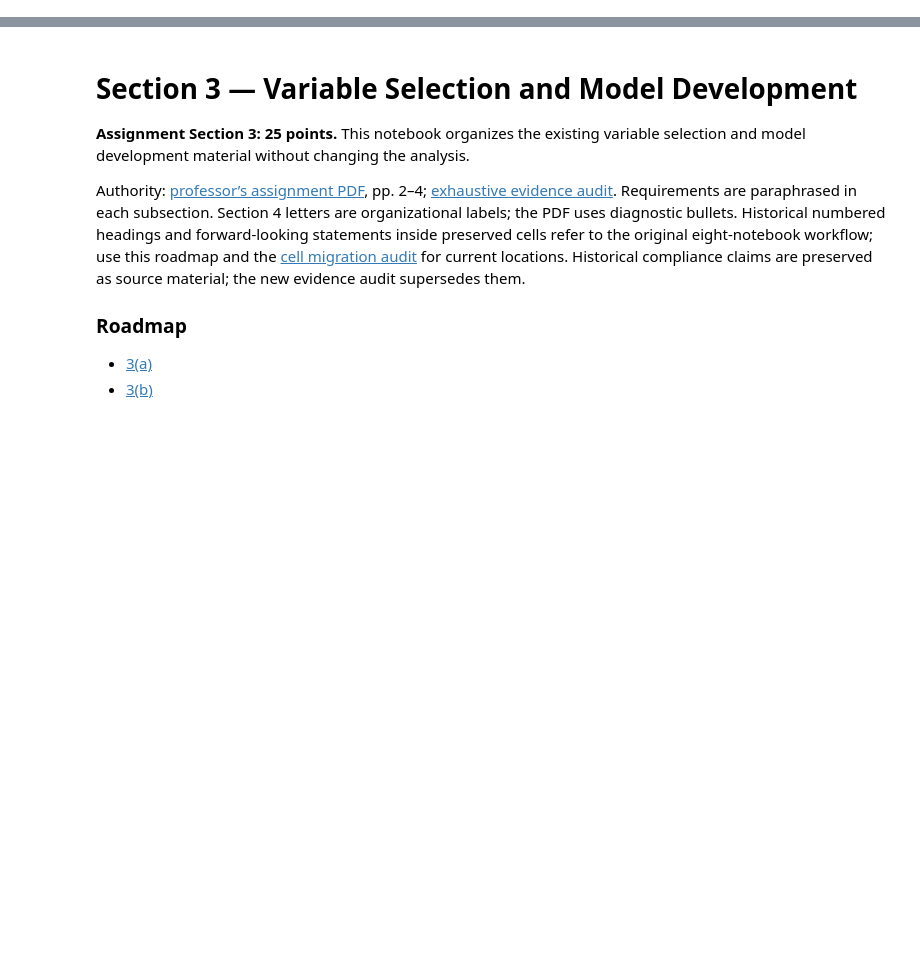
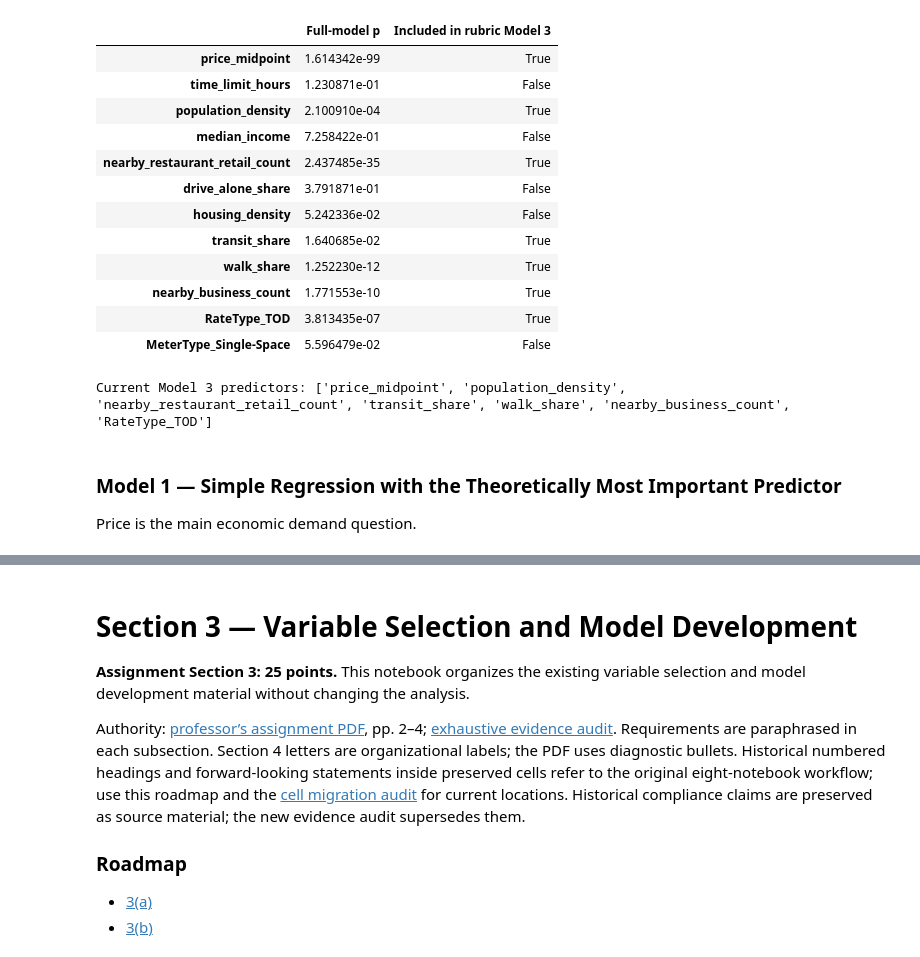
Before and after one commit to finnrcase/Spotless, a Jupyter notebook: notebooks/03_variable_selection_models.ipynb, the cells around one changed output, grey strips where cells are left out. Saved outputs shown, nothing was run; the diff lists cells and outputs as text; code cells hidden in the pictures; blank space fills up the shorter version.

```diff
--- a/notebooks/03_variable_selection_models.ipynb
+++ b/notebooks/03_variable_selection_models.ipynb
@@ -0,0 +349,42 @@
+# %%
+# Fixed rule: retain EVERY slope with conventional p < 0.05 in the
+# original 12-candidate full OLS model, on the same complete-case sample.
+# This is one screen, not repeated p-value deletion or hold-out tuning.
+full_model = sm.OLS(y, sm.add_constant(X)).fit()
+alpha = 0.05
+predictors = [v for v in X.columns if full_model.pvalues[v] < alpha]
+legacy_predictors = ["price_midpoint", "time_limit_hours", "population_density",
+                     "nearby_restaurant_retail_count", "drive_alone_share",
+                     "transit_share", "RateType_TOD"]
+X1 = sm.add_constant(data[["price_midpoint"]])
+X2 = sm.add_constant(data[["price_midpoint", "population_density", "nearby_restaurant_retail_count"]])
+X3 = sm.add_constant(data[predictors])
+model1 = sm.OLS(y, X1).fit()
+model2 = sm.OLS(y, X2).fit()
+model3 = sm.OLS(y, X3).fit()
+hc1 = sm.OLS(y, X3).fit(cov_type="HC1")
+legacy_model = sm.OLS(y, sm.add_constant(data[legacy_predictors])).fit()
+assert set(predictors) == set(full_model.pvalues.drop("const").loc[lambda p: p < alpha].index)
+selection_table = pd.DataFrame({"Full-model p":full_model.pvalues.drop("const"),
+                                  "Included in rubric Model 3":[v in predictors for v in X.columns]})
+display(selection_table)
+print("Current Model 3 predictors:", predictors)
+# %% [output]
+|  | Full-model p | Included in rubric Model 3 |
+| price_midpoint | 1.614342e-99 | True |
+| time_limit_hours | 1.230871e-01 | False |
+| population_density | 2.100910e-04 | True |
+| median_income | 7.258422e-01 | False |
+| nearby_restaurant_retail_count | 2.437485e-35 | True |
+| drive_alone_share | 3.791871e-01 | False |
+| housing_density | 5.242336e-02 | False |
+| transit_share | 1.640685e-02 | True |
+| walk_share | 1.252230e-12 | True |
+| nearby_business_count | 1.771553e-10 | True |
+| RateType_TOD | 3.813435e-07 | True |
+| MeterType_Single-Space | 5.596479e-02 | False |
+Current Model 3 predictors: ['price_midpoint', 'population_density', 'nearby_restaurant_retail_count', 'transit_share', 'walk_share', 'nearby_business_count', 'RateType_TOD']
+# %% [markdown]
+### Model 1 — Simple Regression with the Theoretically Most Important Predictor
+
+Price is the main economic demand question.
```
Also changed, not shown: parts of 33 cells of this notebook, 29 other files.
